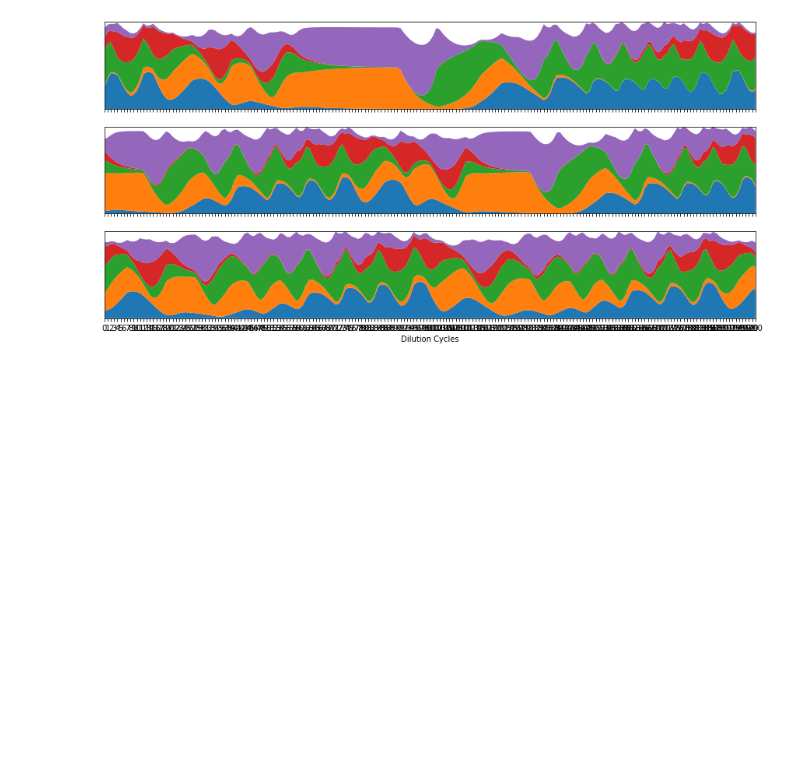
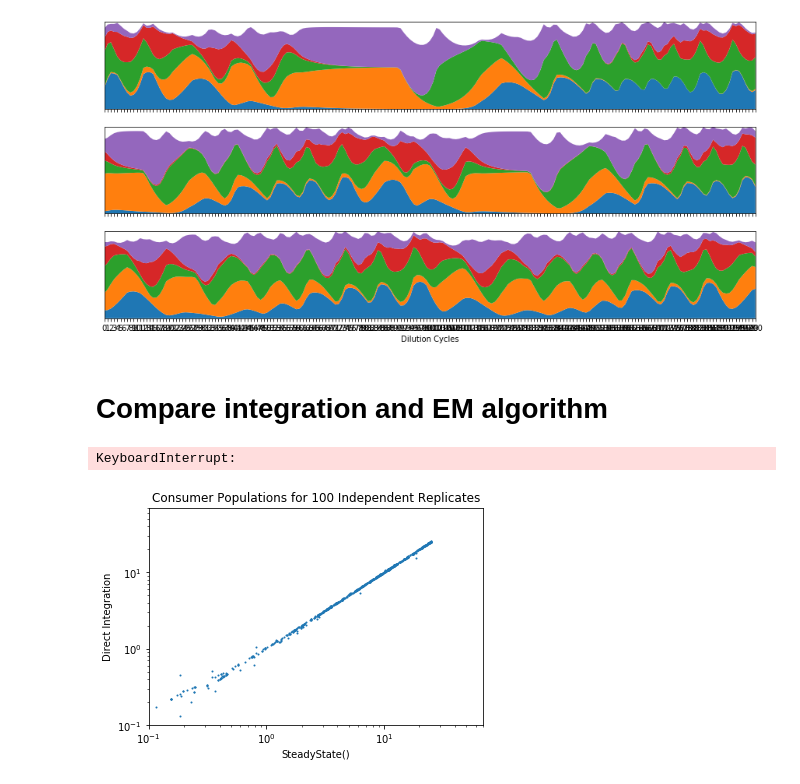
Before and after one commit to Emergent-Behaviors-in-Biology/community-simulator, a Jupyter notebook: Tutorial.ipynb, the cells around one changed output. Cells and saved outputs as stored; diff of their text form; code cells hidden in the pictures; blank space fills up the shorter version.

Commit message:
compare algorithms

```diff
--- a/Tutorial.ipynb
+++ b/Tutorial.ipynb
@@ -569,3 +569,47 @@ plt.show()
 [figure]
 -------------2,000 time steps later--------------
 [figure]
+# %% [markdown]
+# Compare integration and EM algorithm
+# %%
+assumptions = a_default.copy()
+assumptions.update({'SA':20*np.ones(3),
+                    'MA':5*np.ones(3),
+                    'Sgen':1,
+                    'muc':2,
+                    'R0_food':80,
+                    'n_wells':100,
+                    'food':0,
+                    'S':40,
+                    'l':0.8,
+                    'supply':'external'})
+
+init_state = MakeInitialState(assumptions)
+params = MakeParams(assumptions)
+def dNdt(N,R,params):
+    return MakeConsumerDynamics(assumptions)(N,R,params)
+def dRdt(N,R,params):
+    return MakeResourceDynamics(assumptions)(N,R,params)
+dynamics = [dNdt,dRdt]
+
+#(parallel=False ensures that tutorial will run on Windows.
+#If you are running on Mac or Linux, set parallel=True to speed up)
+Plate1 = Community(init_state,dynamics,params,parallel=False)
+Plate2 = Community(init_state,dynamics,params,parallel=False)
+Plate1.SteadyState()
+Plate2.RunExperiment(np.eye(assumptions['n_wells']),10,200)
+# %% [output]
+KeyboardInterrupt:
+# %%
+fig,ax=plt.subplots()
+ax.scatter(Plate1.N.values.reshape(-1)+1e-10,Plate2.N.values.reshape(-1)+1e-10,s=1)
+ax.set_yscale('log')
+ax.set_xscale('log')
+ax.set_xlim((0.1,70))
+ax.set_ylim((0.1,70))
+ax.set_xlabel('SteadyState()')
+ax.set_ylabel('Direct Integration')
+ax.set_title('Consumer Populations for 100 Independent Replicates')
+plt.show()
+# %% [output]
+[figure, added]
```
Also changed, not shown: parts of 1 cell of this notebook.
